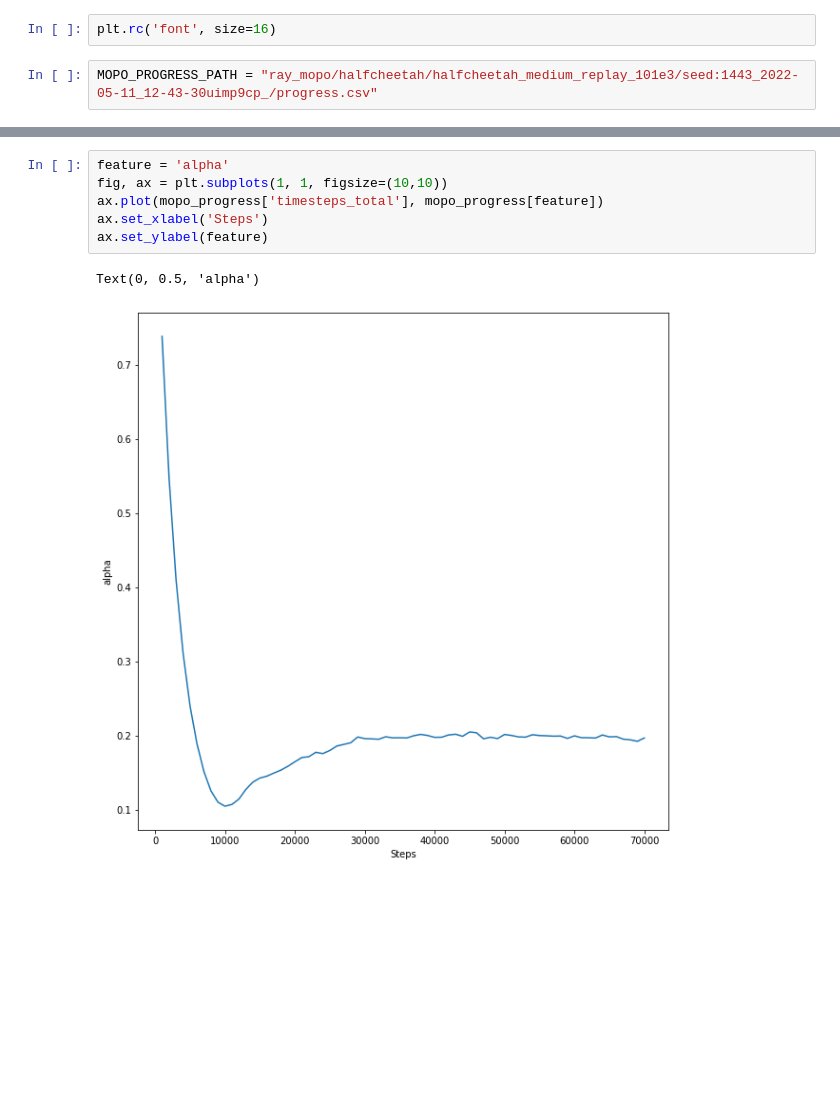
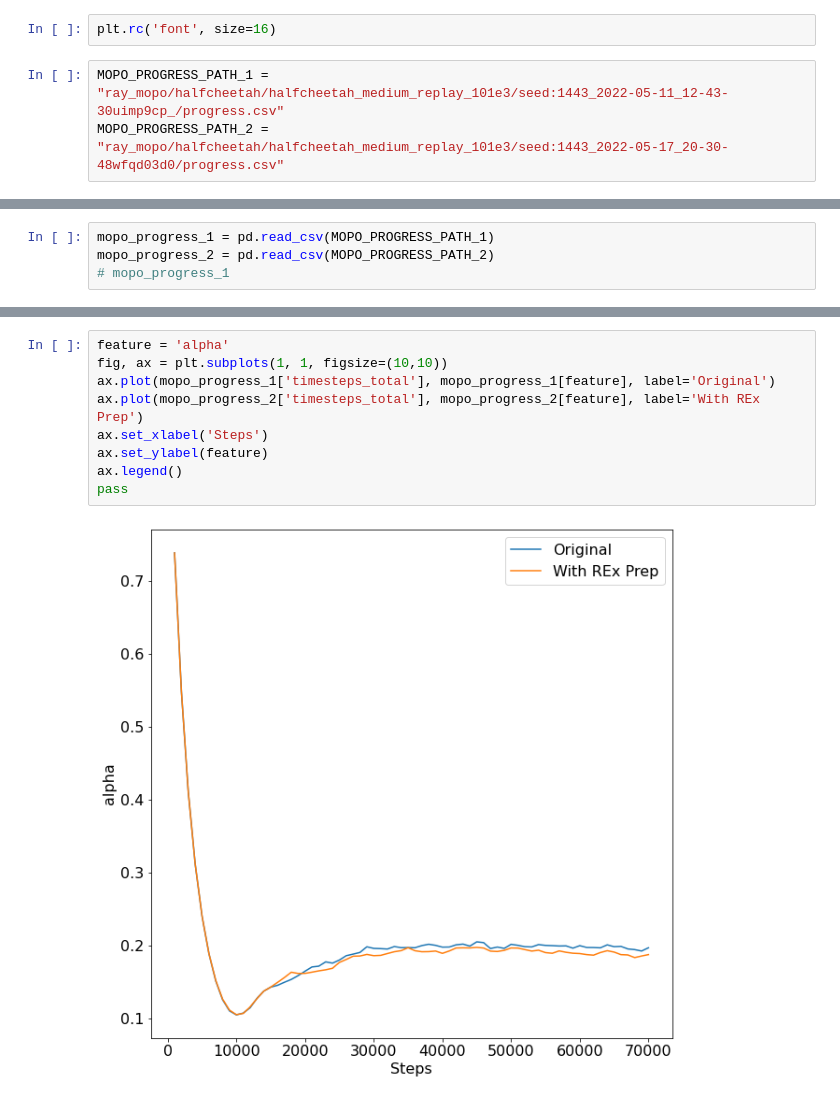
Before and after one commit to tianheyu927/mopo, a Jupyter notebook: initial_analysis.ipynb, the cells around one changed output, grey strips where cells are left out. Drawn from its saved outputs; the diff is of its cells as text; blank space fills up the shorter version.

```diff
--- a/initial_analysis.ipynb
+++ b/initial_analysis.ipynb
@@ -6,4 +6,5 @@ import matplotlib.pyplot as plt
 # %%
 plt.rc('font', size=16)
 # %%
-MOPO_PROGRESS_PATH = "ray_mopo/halfcheetah/halfcheetah_medium_replay_101e3/seed:1443_2022-05-11_12-43-30uimp9cp_/progress.csv"
+MOPO_PROGRESS_PATH_1 = "ray_mopo/halfcheetah/halfcheetah_medium_replay_101e3/seed:1443_2022-05-11_12-43-30uimp9cp_/progress.csv"
+MOPO_PROGRESS_PATH_2 = "ray_mopo/halfcheetah/halfcheetah_medium_replay_101e3/seed:1443_2022-05-17_20-30-48wfqd03d0/progress.csv"
@@ -27,3 +11,7 @@ mopo_progress
+# %%
+mopo_progress_1 = pd.read_csv(MOPO_PROGRESS_PATH_1)
+mopo_progress_2 = pd.read_csv(MOPO_PROGRESS_PATH_2)
+# mopo_progress_1
 # %%
 feature = 'Q-avg'
 fig, ax = plt.subplots(1, 1, figsize=(10,10))
@@ -45,9 +37,11 @@ Text(0, 0.5, 'evaluation/return-average')
 # %%
 feature = 'alpha'
 fig, ax = plt.subplots(1, 1, figsize=(10,10))
-ax.plot(mopo_progress['timesteps_total'], mopo_progress[feature])
+ax.plot(mopo_progress_1['timesteps_total'], mopo_progress_1[feature], label='Original')
+ax.plot(mopo_progress_2['timesteps_total'], mopo_progress_2[feature], label='With REx Prep')
 ax.set_xlabel('Steps')
 ax.set_ylabel(feature)
+ax.legend()
+pass
 # %% [output]
-Text(0, 0.5, 'alpha')
-[figure, old version]
+[figure, new version]
```
Also changed, not shown: parts of 3 cells of this notebook.
